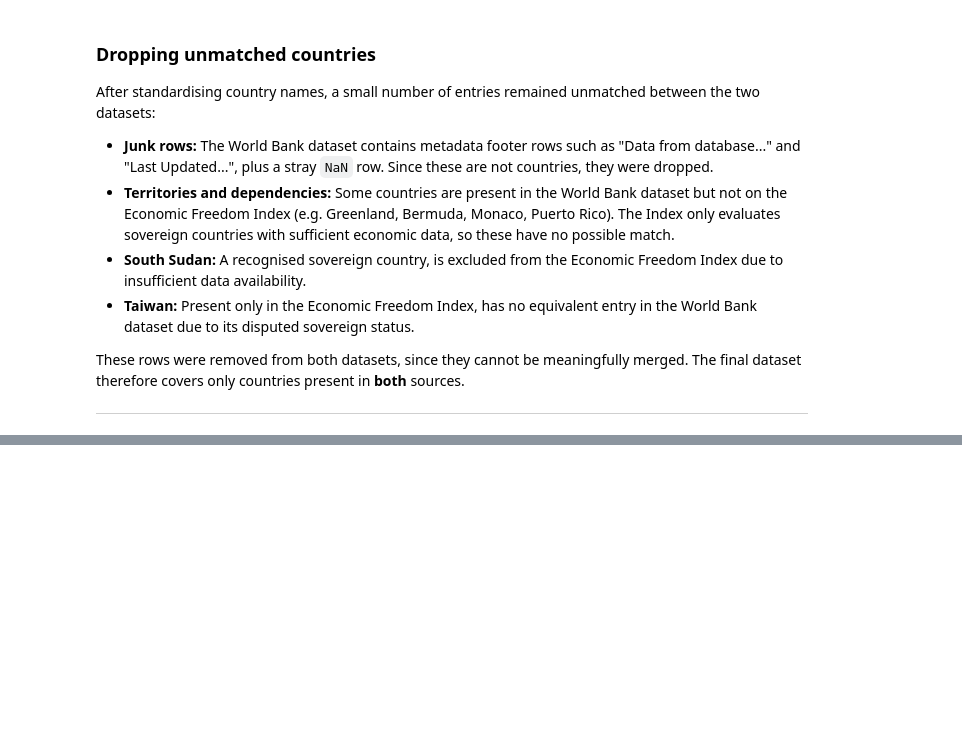
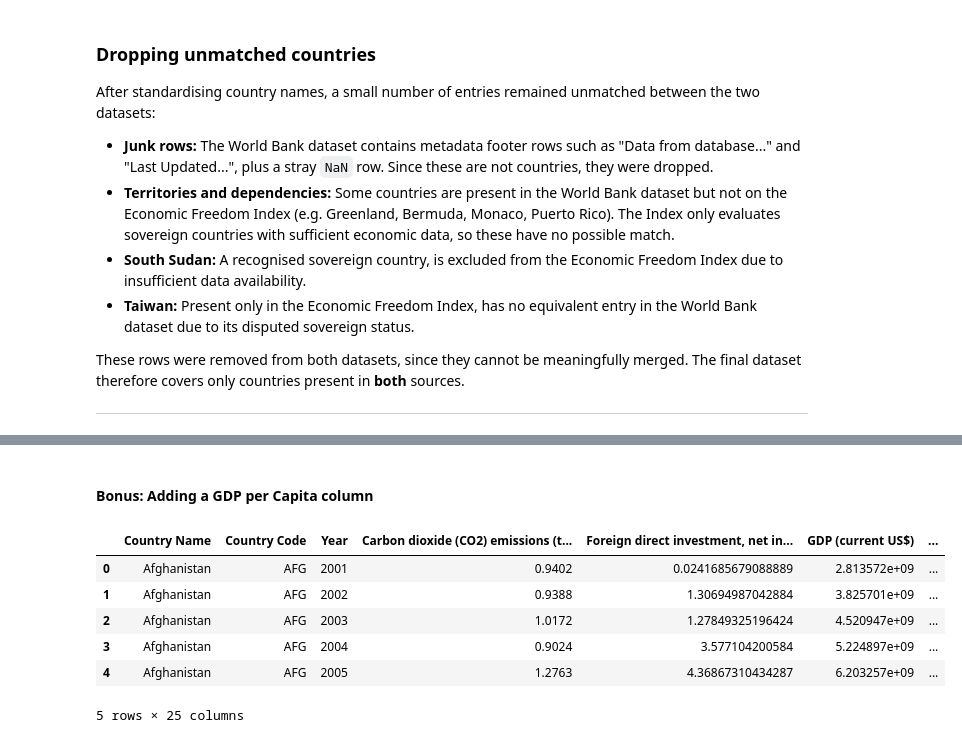
Before and after one commit to ValentimPiazera/wb-economic-freedom, a Jupyter notebook: notebooks/I-cleaning.ipynb, the cells around one changed output, grey strips where cells are left out. Saved outputs shown, nothing was run; the diff lists cells and outputs as text; code cells hidden in the pictures; blank space fills up the shorter version.

```diff
--- a/notebooks/I-cleaning.ipynb
+++ b/notebooks/I-cleaning.ipynb
@@ -272,0 +480,23 @@ This section reshapes `wb_df` into long format — one row per country, per year
+# %% [markdown]
+#### Bonus: Adding a GDP per Capita column
+# %%
+cols_to_convert = ["GDP (current US$)", "Population, total"]
+
+for col in cols_to_convert:
+    merged_df[col] = pd.to_numeric(
+        merged_df[col].astype(str).str.replace(",", ""), errors="coerce"
+    )
+# %%
+merged_df["GDP per capita (current US$)"] = (
+    merged_df["GDP (current US$)"] / merged_df["Population, total"]
+)
+
+merged_df.head()
+# %% [output]
+|  | Country Name | Country Code | Year | Carbon dioxide (CO2) emissions (t... | Foreign direct investment, net in... | GDP (current US$) | ... |
+| 0 | Afghanistan | AFG | 2001 | 0.9402 | 0.0241685679088889 | 2.813572e+09 | ... |
+| 1 | Afghanistan | AFG | 2002 | 0.9388 | 1.30694987042884 | 3.825701e+09 | ... |
+| 2 | Afghanistan | AFG | 2003 | 1.0172 | 1.27849325196424 | 4.520947e+09 | ... |
+| 3 | Afghanistan | AFG | 2004 | 0.9024 | 3.577104200584 | 5.224897e+09 | ... |
+| 4 | Afghanistan | AFG | 2005 | 1.2763 | 4.36867310434287 | 6.203257e+09 | ... |
+5 rows × 25 columns
```
Also changed, not shown: parts of 22 cells of this notebook, 3 other files.
